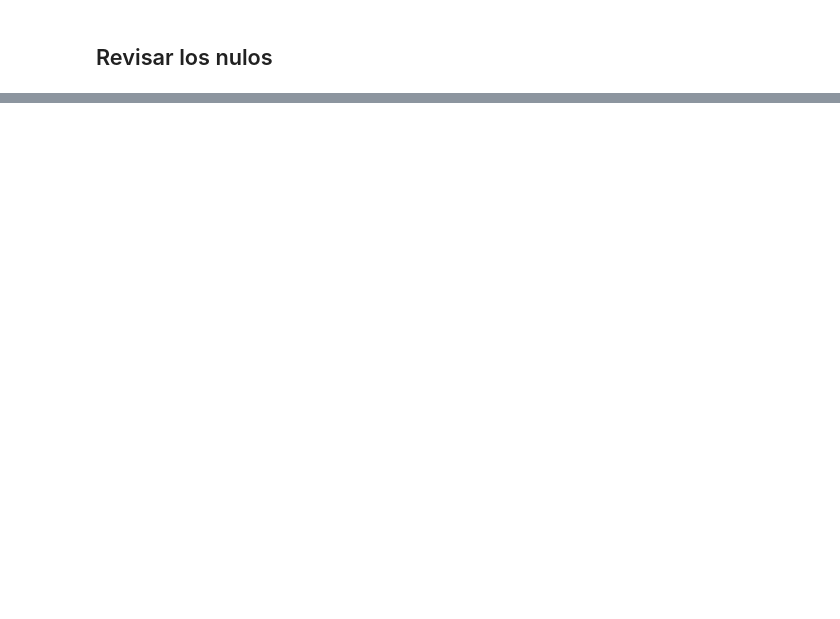
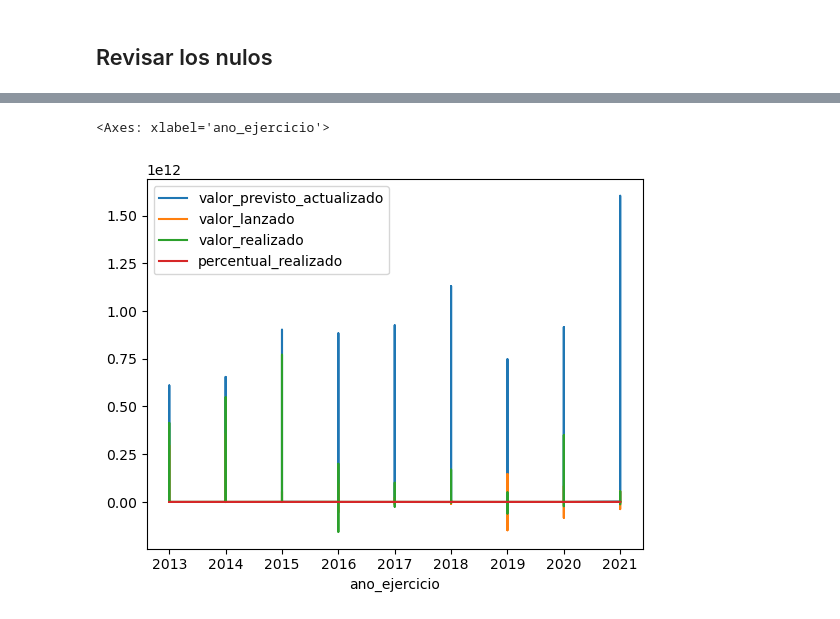
Before and after one commit to javisotogis/02Proyecto-Brasil, a Jupyter notebook: brasil-eda.ipynb, the cells around one changed output, grey strips where cells are left out. Cells and saved outputs as stored; diff of their text form; code cells hidden in the pictures; blank space fills up the shorter version.

```diff
--- a/brasil-eda.ipynb
+++ b/brasil-eda.ipynb
@@ -243,0 +490,5 @@ NameError: name 'df_all' is not defined
+# %%
+## valor_previsto_actualizado	valor_lanzado	valor_realizado	percentual_realizado
+columnas_valores = ['ano_ejercicio','valor_previsto_actualizado','valor_lanzado','valor_realizado','percentual_realizado']
+df_valores = df_all[columnas_valores]
+df_valores.groupby('ano_ejercicio').mean().sort_values(by="percentual_realizado", ascending=False)
@@ -243,0 +507,6 @@ NameError: name 'df_all' is not defined
+# %%
+
+df_valores.plot(x='ano_ejercicio')
+# %% [output]
+<Axes: xlabel='ano_ejercicio'>
+[figure, added]
```
Also changed, not shown: parts of 35 cells of this notebook, 7 other files.
